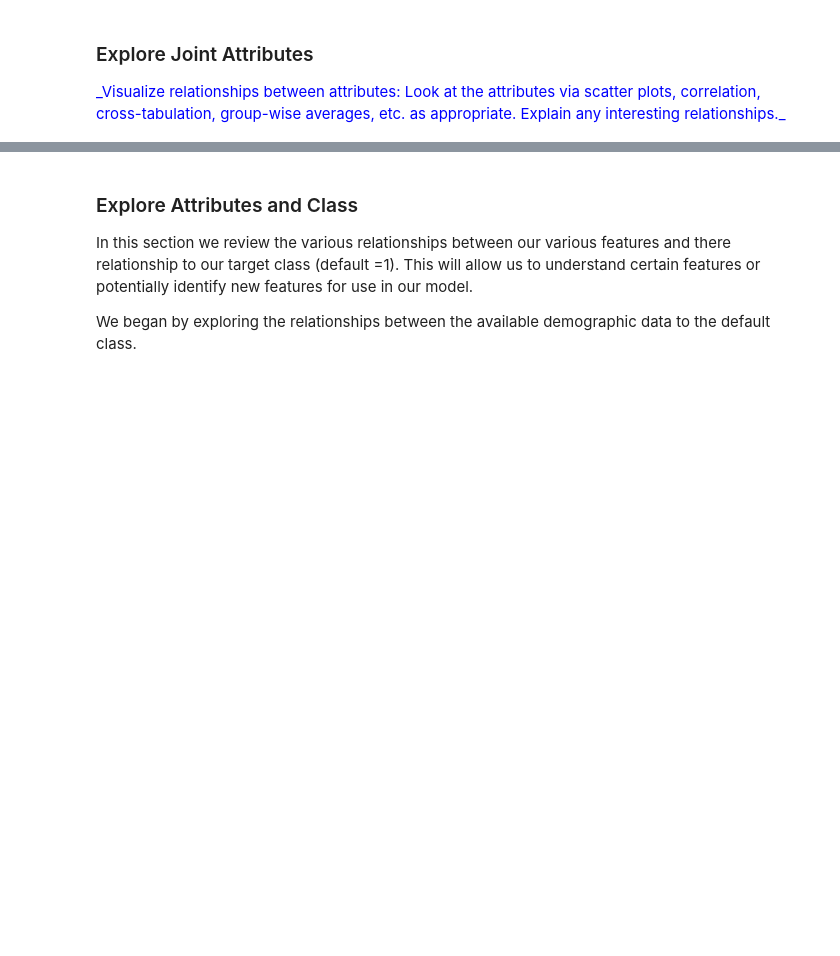
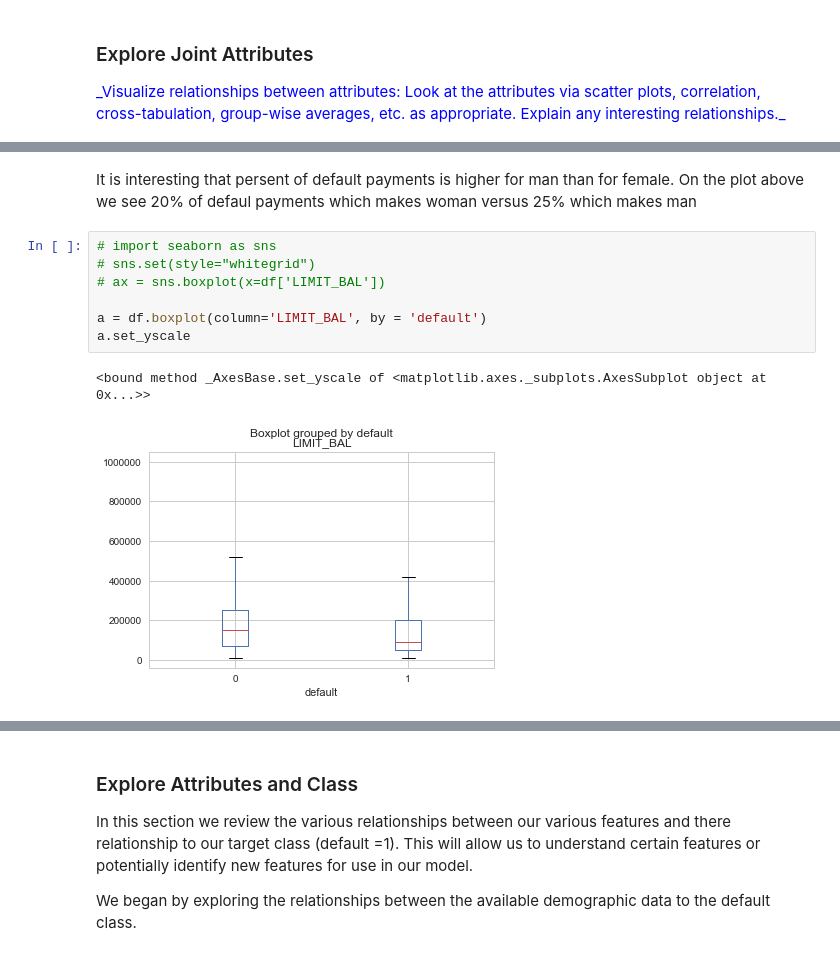
Before and after one commit to davxdan/DataMiningGroupProjects, a Jupyter notebook: Project1/Dan/First Project Work Week Assignment.ipynb, the cells around one changed output, grey strips where cells are left out. Drawn from its saved outputs; the diff is of its cells as text; blank space fills up the shorter version.

```diff
--- a/Project1/Dan/First Project Work Week Assignment.ipynb
+++ b/Project1/Dan/First Project Work Week Assignment.ipynb
@@ -245,0 +273,12 @@ _Visualize relationships between attributes: Look at the attributes via scatter
+# %% [markdown]
+It is interesting that persent of default payments is higher for man than for female. On the plot above we see 20% of defaul payments which makes woman versus 25% which makes man
+# %%
+# import seaborn as sns
+# sns.set(style="whitegrid")
+# ax = sns.boxplot(x=df['LIMIT_BAL'])
+
+a = df.boxplot(column='LIMIT_BAL', by = 'default')
+a.set_yscale
+# %% [output]
+<bound method _AxesBase.set_yscale of <matplotlib.axes._subplots.AxesSubplot object at 0x...>>
+[figure, added]
```
Also changed, not shown: parts of 36 cells of this notebook, 1 other file.
